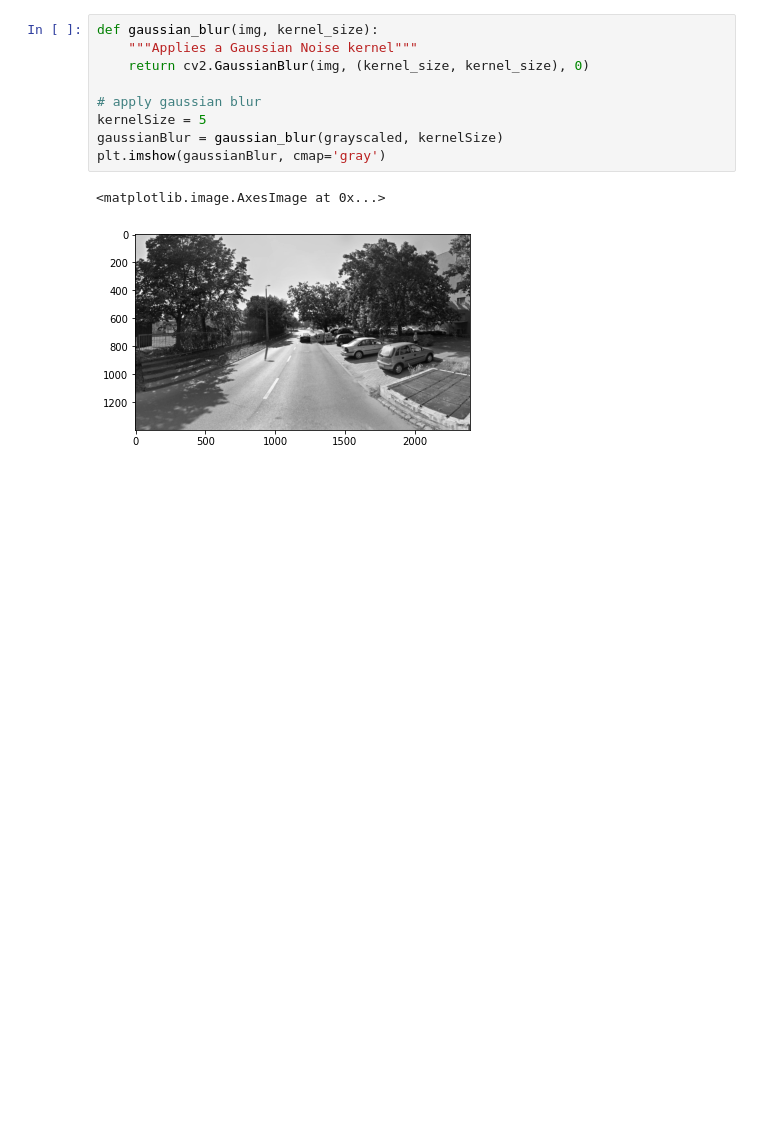
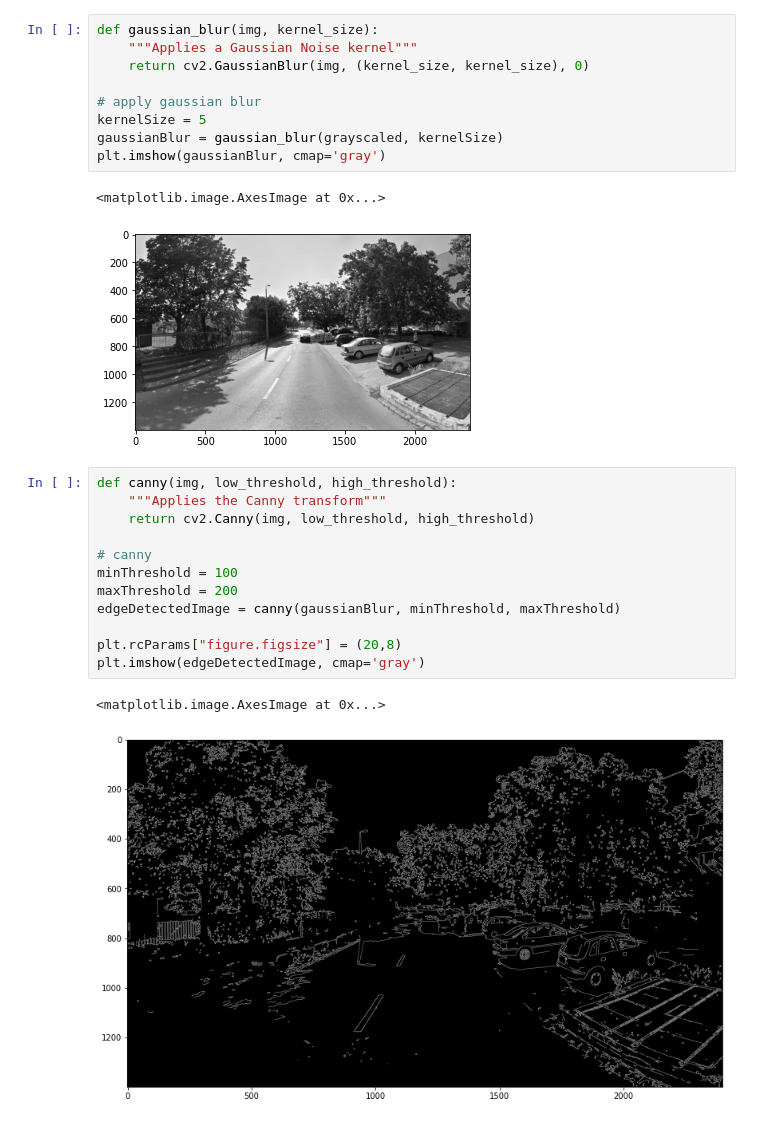
Before and after one commit to FabianGabor/Lane-Detect, a Jupyter notebook: lane-detect.ipynb, the cells around one changed output. Cells and saved outputs as stored; diff of their text form; blank space fills up the shorter version.

Commit message:
Canny éldetektor

```diff
--- a/lane-detect.ipynb
+++ b/lane-detect.ipynb
@@ -35,3 +35,18 @@ plt.imshow(gaussianBlur, cmap='gray')
 # %% [output]
 <matplotlib.image.AxesImage at 0x...>
 [figure]
+# %%
+def canny(img, low_threshold, high_threshold):
+    """Applies the Canny transform"""
+    return cv2.Canny(img, low_threshold, high_threshold)
+
+# canny
+minThreshold = 100
+maxThreshold = 200
+edgeDetectedImage = canny(gaussianBlur, minThreshold, maxThreshold)
+
+plt.rcParams["figure.figsize"] = (20,8)
+plt.imshow(edgeDetectedImage, cmap='gray')
+# %% [output]
+<matplotlib.image.AxesImage at 0x...>
+[figure, added]
```
